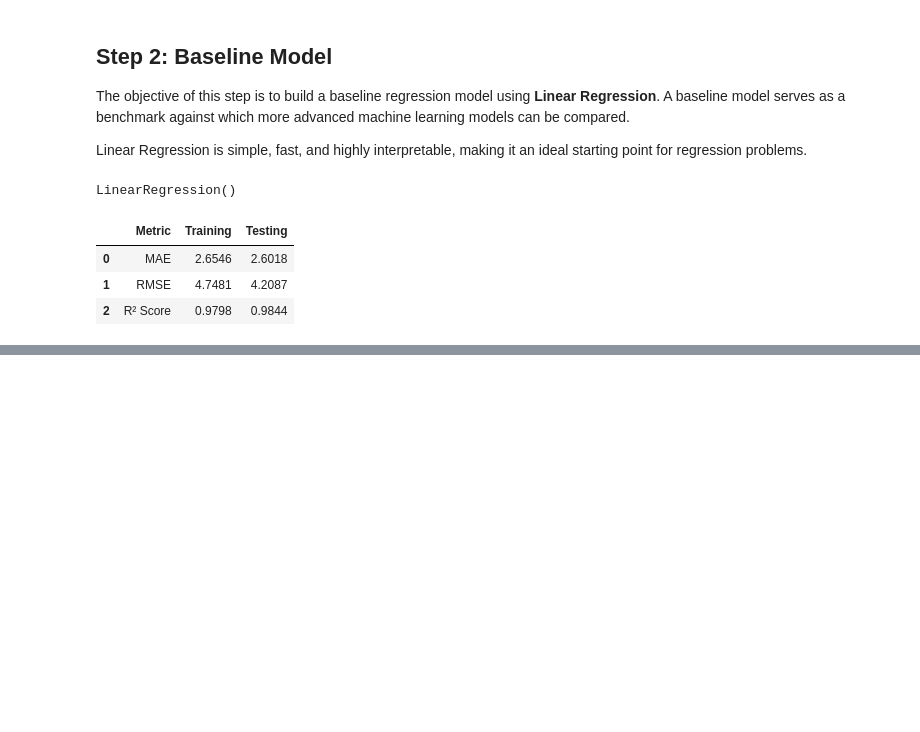
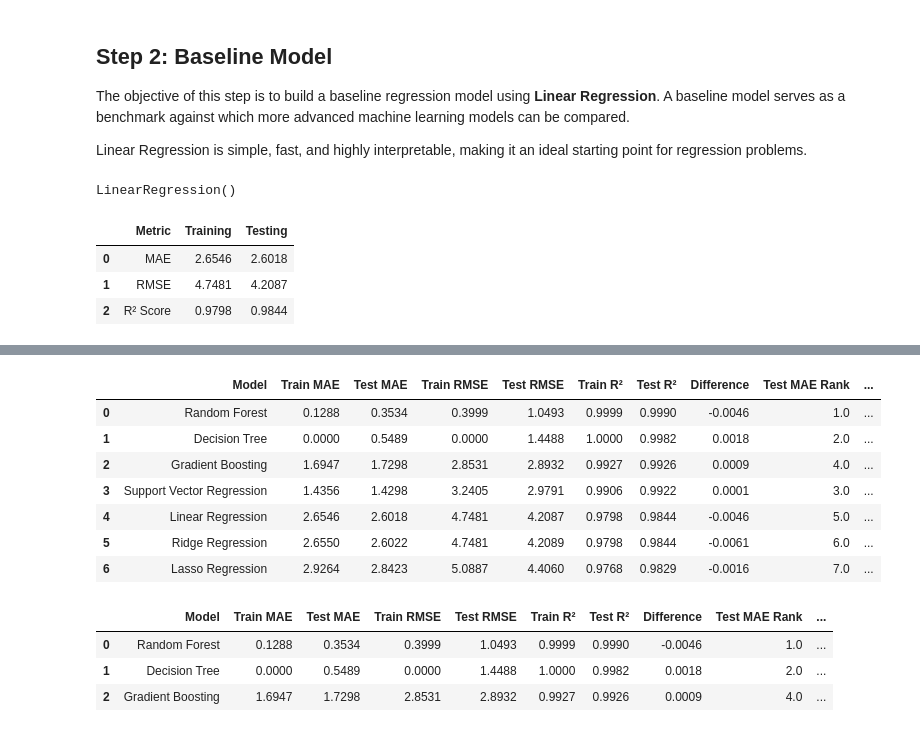
Before and after one commit to saichetanreddy07/Steel-Industry-Energy-Consumption, a Jupyter notebook: notebooks/Sprint_2.ipynb, the cells around one changed output, grey strips where cells are left out. Cells and saved outputs as stored; diff of their text form; code cells hidden in the pictures; blank space fills up the shorter version.

```diff
--- a/notebooks/Sprint_2.ipynb
+++ b/notebooks/Sprint_2.ipynb
@@ -164,0 +260,9 @@ display(linear_regression_results)
+# %%
+lasso_train_mae = mean_absolute_error(y_train, lasso_train_pred)
+lasso_test_mae = mean_absolute_error(y_test, lasso_test_pred)
+
+lasso_train_rmse = np.sqrt(mean_squared_error(y_train, lasso_train_pred))
+lasso_test_rmse = np.sqrt(mean_squared_error(y_test, lasso_test_pred))
+
+lasso_train_r2 = r2_score(y_train, lasso_train_pred)
+lasso_test_r2 = r2_score(y_test, lasso_test_pred)
@@ -164,0 +373,14 @@ display(linear_regression_results)
+# %%
+#Overfitting Analysis
+overfitting_analysis = pd.DataFrame({
+    "Model": model_comparison["Model"],
+    "Train R²": model_comparison["Train R²"],
+    "Test R²": model_comparison["Test R²"]
+})
+
+overfitting_analysis["Difference"] = (
+    overfitting_analysis["Train R²"] -
+    overfitting_analysis["Test R²"]
+).round(4)
+
+display(overfitting_analysis)
@@ -164,0 +420,38 @@ display(linear_regression_results)
+# %%
+ranking = model_comparison.copy()
+
+ranking["Difference"] = overfitting_analysis["Difference"]
+
+ranking["Test MAE Rank"] = ranking["Test MAE"].rank(method="min")
+ranking["Test RMSE Rank"] = ranking["Test RMSE"].rank(method="min")
+ranking["Test R² Rank"] = ranking["Test R²"].rank(method="min", ascending=False)
+ranking["Generalization Rank"] = ranking["Difference"].abs().rank(method="min")
+
+ranking["Average Rank"] = ranking[
+    ["Test MAE Rank", "Test RMSE Rank", "Test R² Rank", "Generalization Rank"]
+].mean(axis=1)
+
+ranking = ranking.sort_values(
+    by=["Average Rank", "Test R² Rank"]
+).reset_index(drop=True)
+
+display(ranking)
+# %% [output]
+|  | Model | Train MAE | Test MAE | Train RMSE | Test RMSE | Train R² | Test R² | Difference | Test MAE Rank | ... |
+| 0 | Random Forest | 0.1288 | 0.3534 | 0.3999 | 1.0493 | 0.9999 | 0.9990 | -0.0046 | 1.0 | ... |
+| 1 | Decision Tree | 0.0000 | 0.5489 | 0.0000 | 1.4488 | 1.0000 | 0.9982 | 0.0018 | 2.0 | ... |
+| 2 | Gradient Boosting | 1.6947 | 1.7298 | 2.8531 | 2.8932 | 0.9927 | 0.9926 | 0.0009 | 4.0 | ... |
+| 3 | Support Vector Regression | 1.4356 | 1.4298 | 3.2405 | 2.9791 | 0.9906 | 0.9922 | 0.0001 | 3.0 | ... |
+| 4 | Linear Regression | 2.6546 | 2.6018 | 4.7481 | 4.2087 | 0.9798 | 0.9844 | -0.0046 | 5.0 | ... |
+| 5 | Ridge Regression | 2.6550 | 2.6022 | 4.7481 | 4.2089 | 0.9798 | 0.9844 | -0.0061 | 6.0 | ... |
+| 6 | Lasso Regression | 2.9264 | 2.8423 | 5.0887 | 4.4060 | 0.9768 | 0.9829 | -0.0016 | 7.0 | ... |
+# %%
+# Select Top 3 Models for Hyperparameter Tuning
+selected_models = ranking.head(3)
+
+display(selected_models)
+# %% [output]
+|  | Model | Train MAE | Test MAE | Train RMSE | Test RMSE | Train R² | Test R² | Difference | Test MAE Rank | ... |
+| 0 | Random Forest | 0.1288 | 0.3534 | 0.3999 | 1.0493 | 0.9999 | 0.9990 | -0.0046 | 1.0 | ... |
+| 1 | Decision Tree | 0.0000 | 0.5489 | 0.0000 | 1.4488 | 1.0000 | 0.9982 | 0.0018 | 2.0 | ... |
+| 2 | Gradient Boosting | 1.6947 | 1.7298 | 2.8531 | 2.8932 | 0.9927 | 0.9926 | 0.0009 | 4.0 | ... |
```
Also changed, not shown: parts of 20 cells of this notebook.
